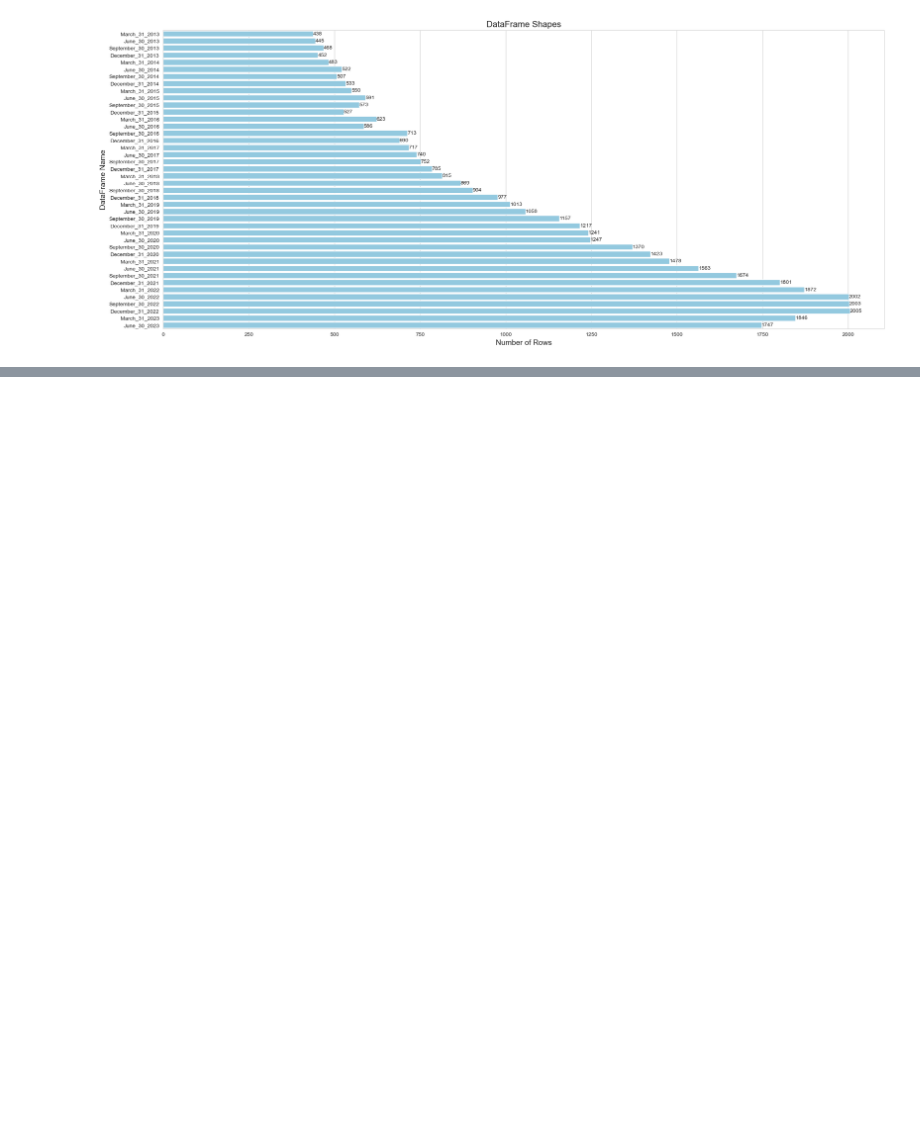
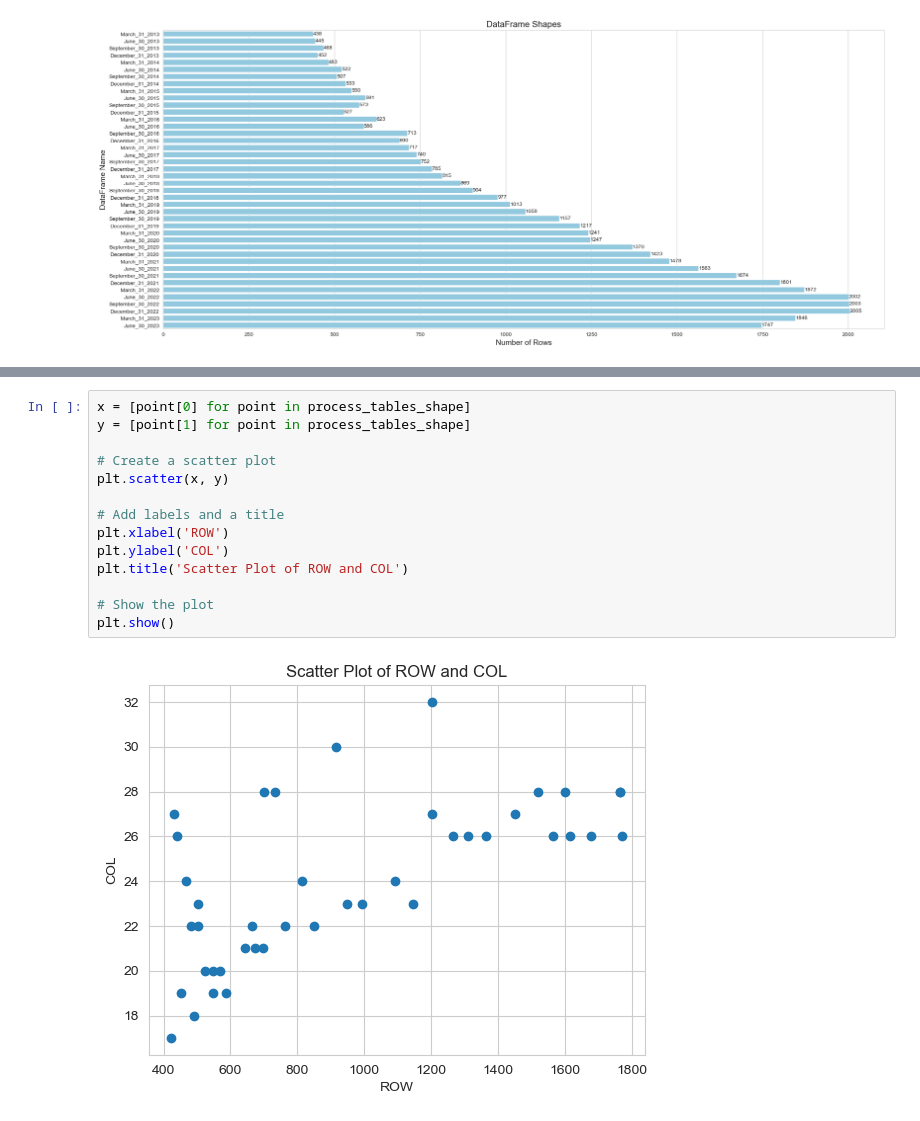
Before and after one commit to fuadh246/BDC_RA, a Jupyter notebook: GBDC/Code/Analyze_excel_file.ipynb, the cells around one changed output, grey strips where cells are left out. Drawn from its saved outputs; the diff is of its cells as text; blank space fills up the shorter version.

```diff
--- a/GBDC/Code/Analyze_excel_file.ipynb
+++ b/GBDC/Code/Analyze_excel_file.ipynb
@@ -170,0 +178,16 @@ for _ in range(len(process_table.columns)):
+# %%
+x = [point[0] for point in process_tables_shape]
+y = [point[1] for point in process_tables_shape]
+
+# Create a scatter plot
+plt.scatter(x, y)
+
+# Add labels and a title
+plt.xlabel('ROW')
+plt.ylabel('COL')
+plt.title('Scatter Plot of ROW and COL')
+
+# Show the plot
+plt.show()
+# %% [output]
+[figure, added]
```
Also changed, not shown: parts of 9 cells of this notebook, 4 other files.
